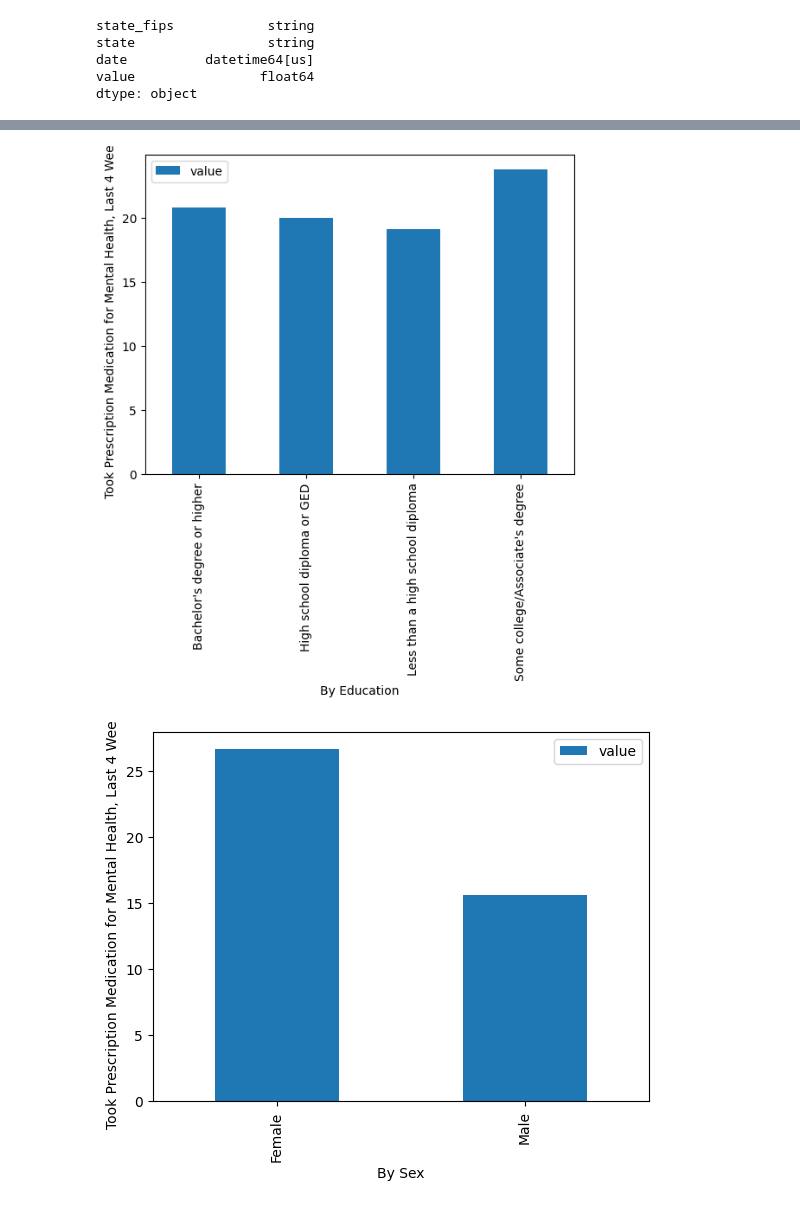
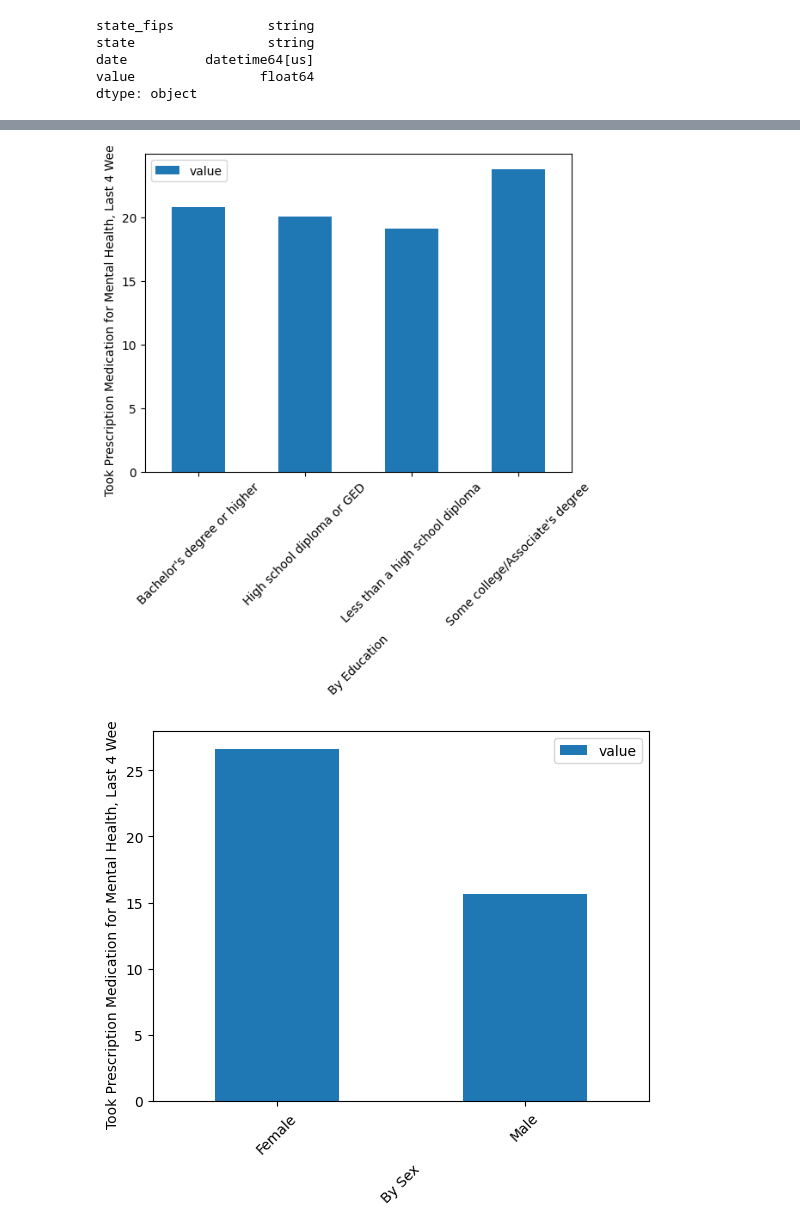
Before and after one commit to DataTrainingFoundations/MHIngestion, a Jupyter notebook: analysis/ritvik_analysis.ipynb, the cells around one changed output, grey strips where cells are left out. Drawn from its saved outputs; the diff is of its cells as text; code cells hidden in the pictures.

```diff
--- a/analysis/ritvik_analysis.ipynb
+++ b/analysis/ritvik_analysis.ipynb
@@ -50,26 +46,27 @@ Length: 10, dtype: str
 # %%
 NEED_COUNSELING_BUT_NOT_RECEIVED_INDICATOR = 'Needed Counseling or Therapy But Did Not Get It, Last 4 Weeks'
 TOOK_PRESCRIPTION_INDICATOR = "Took Prescription Medication for Mental Health, Last 4 Weeks"
 
 def check_indicator(df, indicator = TOOK_PRESCRIPTION_INDICATOR, ascending=True, nlimit = 10):
     df_indicator = df[df['indicator'] == indicator]
     return df_indicator.sort_values(by='value', ascending=ascending).head(10)
 
 def histogram(df, group, indicator = TOOK_PRESCRIPTION_INDICATOR):
     df_group = df[df['indicator'] == indicator]
     df_group = df_group[df_group['group'] == group]
     df_group = df_group[['subgroup','value']]
     df_group = df_group.set_index('subgroup')
     df_group.plot(kind='bar', xlabel= group)
 
     plt.ylabel(indicator)
     plt.xlabel(group,rotation = 45)
+    plt.xticks(rotation=45)
 
     plt.show()
 
 histogram(df_avg, 'By Education')
 histogram(df_avg, 'By Sex')
 histogram(df_avg, 'By Race/Hispanic ethnicity')
 # %% [output]
-[figure, old version]
+[figure, new version]
-[figure, old version]
+[figure, new version]
```
Also changed, not shown: parts of 3 cells of this notebook.
